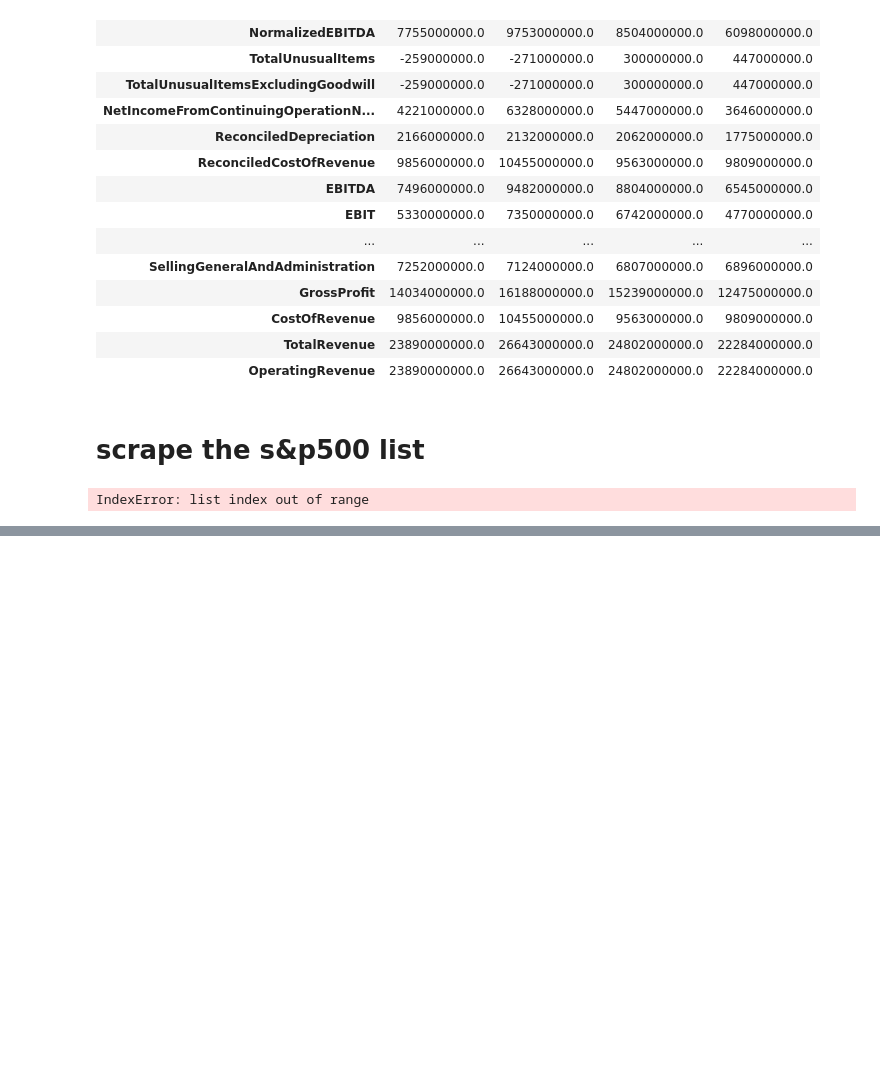
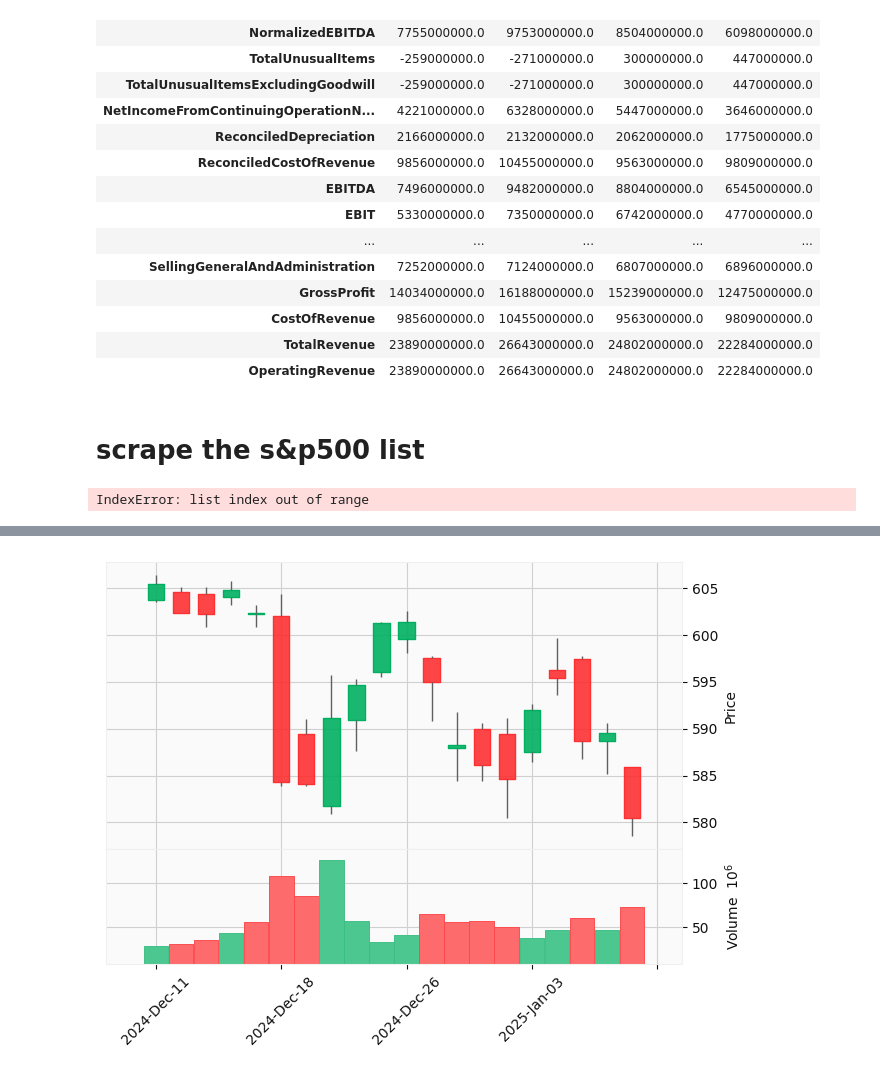
Before and after one commit to MarkEHolland/financial-newsfeed, a Jupyter notebook: notebooks/financial-application.ipynb, the cells around one changed output, grey strips where cells are left out. Drawn from its saved outputs; the diff is of its cells as text; code cells hidden in the pictures; blank space fills up the shorter version.

```diff
--- a/notebooks/financial-application.ipynb
+++ b/notebooks/financial-application.ipynb
@@ -673,0 +729,7 @@ table
+# %%
+# funds
+spy = yf.Ticker('SPY')
+# %%
+mpf.plot(spy.history(),type='candle',style='yahoo',volume=True)
+# %% [output]
+[figure, added]
```
Also changed, not shown: parts of 41 cells of this notebook.
